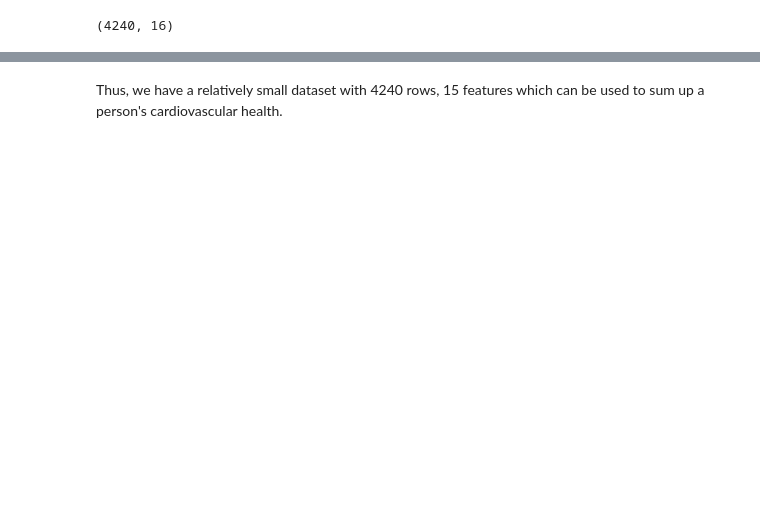
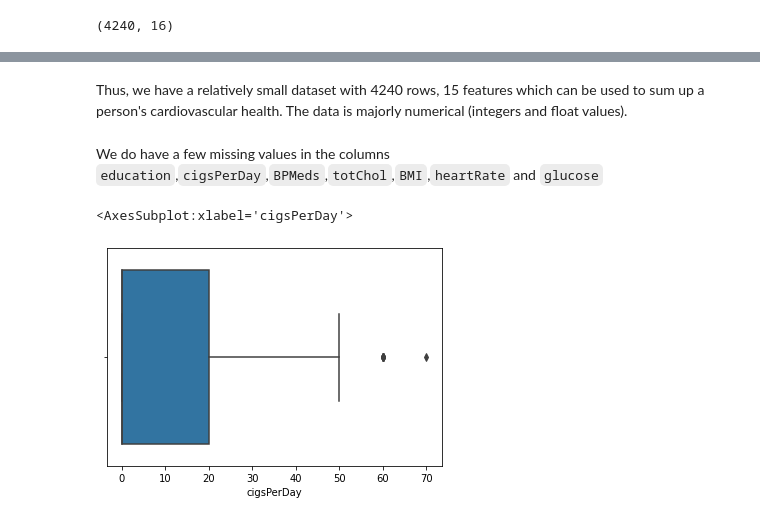
Before and after one commit to ashwiniyer176/Classification-Problems, a Jupyter notebook: Framingham CHD Prediction/Framingham CHD Classification.ipynb, the cells around one changed output, grey strips where cells are left out. Saved outputs shown, nothing was run; the diff lists cells and outputs as text; code cells hidden in the pictures; blank space fills up the shorter version.

```diff
--- a/Framingham CHD Prediction/Framingham CHD Classification.ipynb
+++ b/Framingham CHD Prediction/Framingham CHD Classification.ipynb
@@ -37,2 +60,2 @@ df.shape
 # %% [markdown]
-Thus, we have a relatively small dataset with 4240 rows, 15 features which can be used to sum up a person's cardiovascular health.
+Thus, we have a relatively small dataset with 4240 rows, 15 features which can be used to sum up a person's cardiovascular health. The data is majorly numerical (integers and float values).
@@ -38,0 +67,7 @@ Thus, we have a relatively small dataset with 4240 rows, 15 features which can b
+# %% [markdown]
+We do have a few missing values in the columns `education`,`cigsPerDay`,`BPMeds`,`totChol`,`BMI`,`heartRate` and `glucose`
+# %%
+sns.boxplot(data=df,x='cigsPerDay')
+# %% [output]
+<AxesSubplot:xlabel='cigsPerDay'>
+[figure, added]
```
Also changed, not shown: parts of 31 cells of this notebook, 2 other files.
